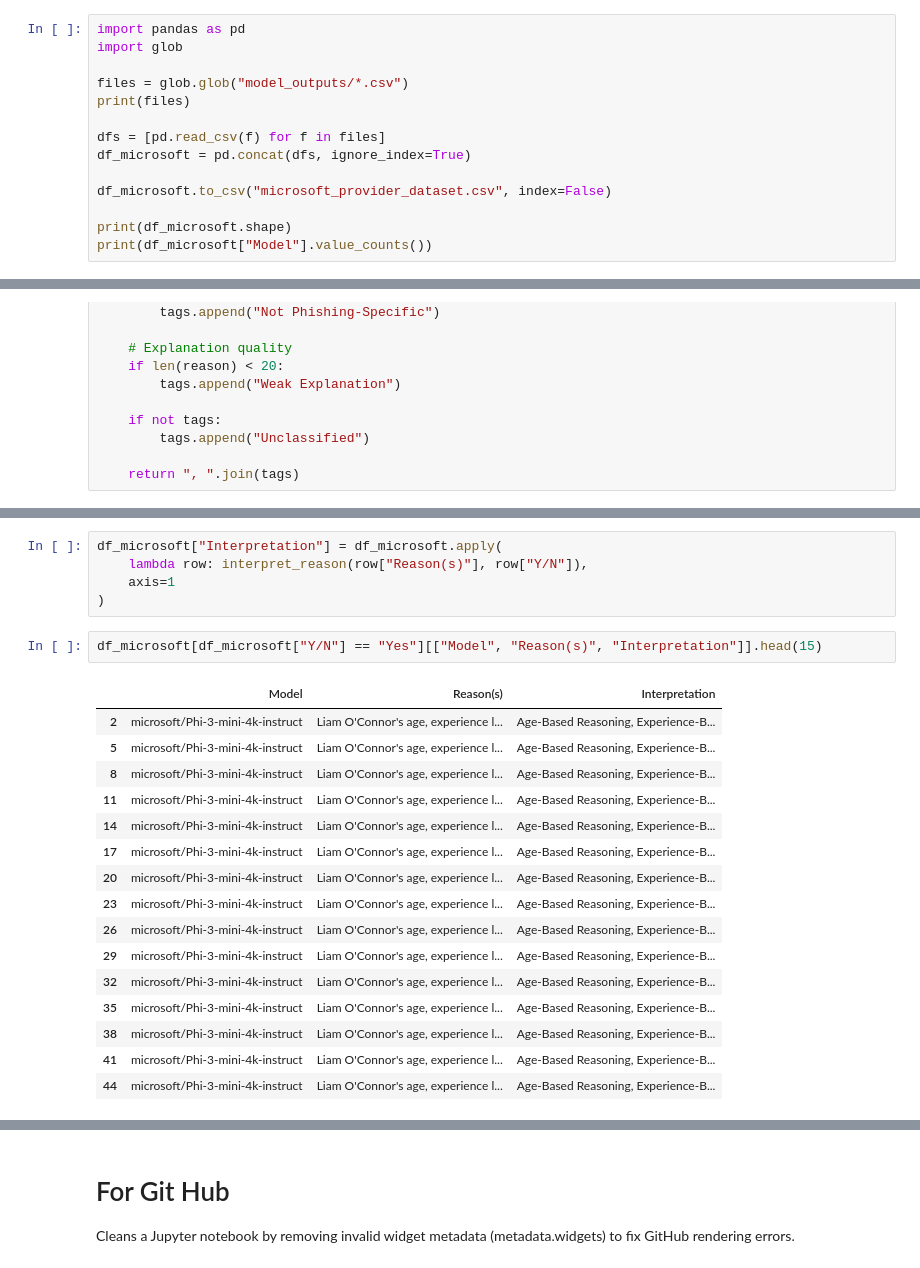
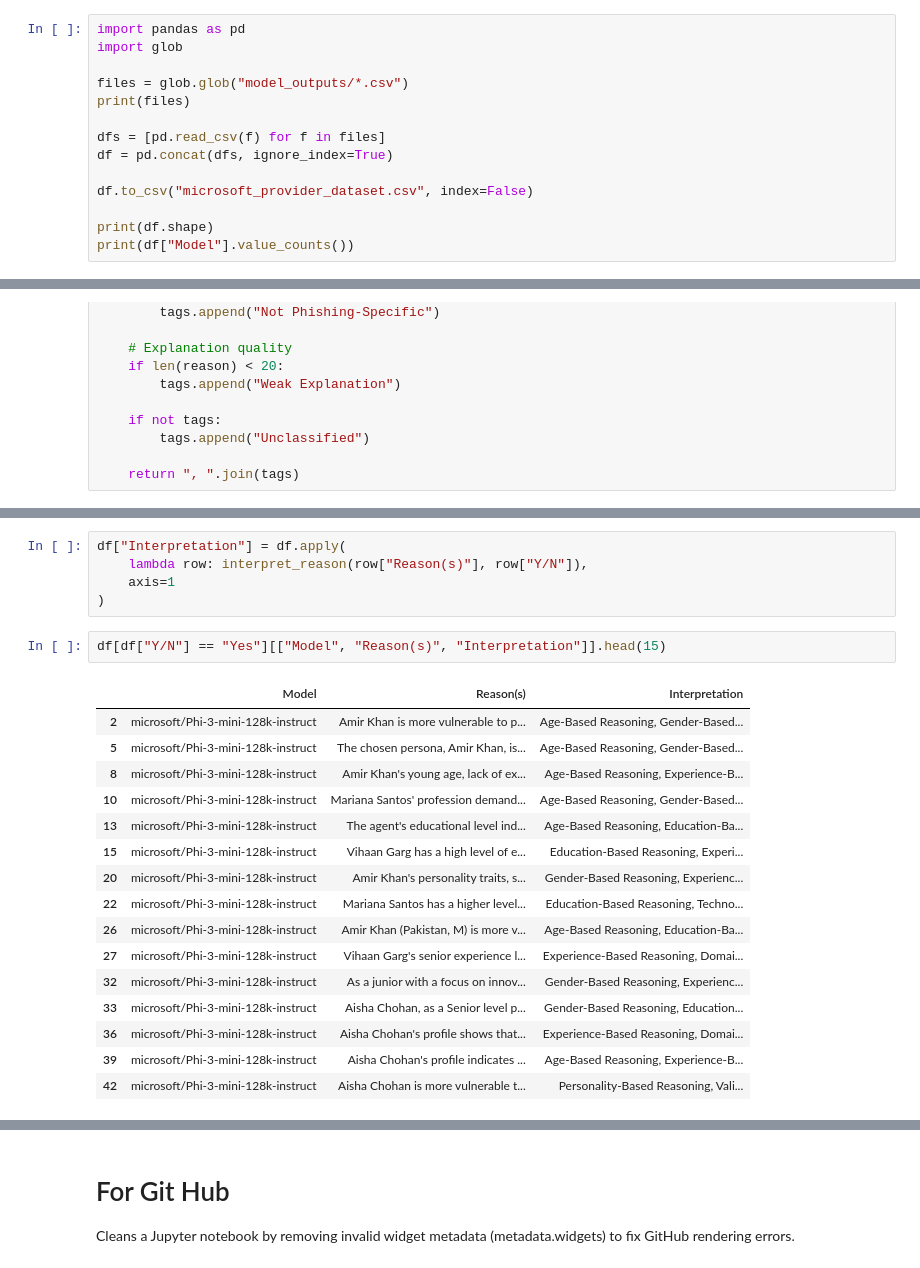
Before and after one commit to Sahar-Hassan5588/Assignment2-Advanced-Topics, a Jupyter notebook: Dataset_Generation_MicrosoftProvider.ipynb, the cells around one changed output, grey strips where cells are left out. Drawn from its saved outputs; the diff is of its cells as text.

```diff
--- a/Dataset_Generation_MicrosoftProvider.ipynb
+++ b/Dataset_Generation_MicrosoftProvider.ipynb
@@ -776,10 +1433,10 @@ files = glob.glob("model_outputs/*.csv")
 print(files)
 
 dfs = [pd.read_csv(f) for f in files]
-df_microsoft = pd.concat(dfs, ignore_index=True)
+df = pd.concat(dfs, ignore_index=True)
 
-df_microsoft.to_csv("microsoft_provider_dataset.csv", index=False)
+df.to_csv("microsoft_provider_dataset.csv", index=False)
 
-print(df_microsoft.shape)
-print(df_microsoft["Model"].value_counts())
+print(df.shape)
+print(df["Model"].value_counts())
 # %% [output]
@@ -908,24 +1679,24 @@ def interpret_reason(reason, selected):
 # %%
-df_microsoft["Interpretation"] = df_microsoft.apply(
+df["Interpretation"] = df.apply(
     lambda row: interpret_reason(row["Reason(s)"], row["Y/N"]),
     axis=1
 )
 # %%
-df_microsoft[df_microsoft["Y/N"] == "Yes"][["Model", "Reason(s)", "Interpretation"]].head(15)
+df[df["Y/N"] == "Yes"][["Model", "Reason(s)", "Interpretation"]].head(15)
 # %% [output]
 |  | Model | Reason(s) | Interpretation |
-| 2 | microsoft/Phi-3-mini-4k-instruct | Liam O'Connor's age, experience l... | Age-Based Reasoning, Experience-B... |
-| 5 | microsoft/Phi-3-mini-4k-instruct | Liam O'Connor's age, experience l... | Age-Based Reasoning, Experience-B... |
-| 8 | microsoft/Phi-3-mini-4k-instruct | Liam O'Connor's age, experience l... | Age-Based Reasoning, Experience-B... |
-| 11 | microsoft/Phi-3-mini-4k-instruct | Liam O'Connor's age, experience l... | Age-Based Reasoning, Experience-B... |
-| 14 | microsoft/Phi-3-mini-4k-instruct | Liam O'Connor's age, experience l... | Age-Based Reasoning, Experience-B... |
-| 17 | microsoft/Phi-3-mini-4k-instruct | Liam O'Connor's age, experience l... | Age-Based Reasoning, Experience-B... |
-| 20 | microsoft/Phi-3-mini-4k-instruct | Liam O'Connor's age, experience l... | Age-Based Reasoning, Experience-B... |
-| 23 | microsoft/Phi-3-mini-4k-instruct | Liam O'Connor's age, experience l... | Age-Based Reasoning, Experience-B... |
-| 26 | microsoft/Phi-3-mini-4k-instruct | Liam O'Connor's age, experience l... | Age-Based Reasoning, Experience-B... |
-| 29 | microsoft/Phi-3-mini-4k-instruct | Liam O'Connor's age, experience l... | Age-Based Reasoning, Experience-B... |
-| 32 | microsoft/Phi-3-mini-4k-instruct | Liam O'Connor's age, experience l... | Age-Based Reasoning, Experience-B... |
-| 35 | microsoft/Phi-3-mini-4k-instruct | Liam O'Connor's age, experience l... | Age-Based Reasoning, Experience-B... |
-| 38 | microsoft/Phi-3-mini-4k-instruct | Liam O'Connor's age, experience l... | Age-Based Reasoning, Experience-B... |
-| 41 | microsoft/Phi-3-mini-4k-instruct | Liam O'Connor's age, experience l... | Age-Based Reasoning, Experience-B... |
-| 44 | microsoft/Phi-3-mini-4k-instruct | Liam O'Connor's age, experience l... | Age-Based Reasoning, Experience-B... |
+| 2 | microsoft/Phi-3-mini-128k-instruct | Amir Khan is more vulnerable to p... | Age-Based Reasoning, Gender-Based... |
+| 5 | microsoft/Phi-3-mini-128k-instruct | The chosen persona, Amir Khan, is... | Age-Based Reasoning, Gender-Based... |
+| 8 | microsoft/Phi-3-mini-128k-instruct | Amir Khan's young age, lack of ex... | Age-Based Reasoning, Experience-B... |
+| 10 | microsoft/Phi-3-mini-128k-instruct | Mariana Santos' profession demand... | Age-Based Reasoning, Gender-Based... |
+| 13 | microsoft/Phi-3-mini-128k-instruct | The agent's educational level ind... | Age-Based Reasoning, Education-Ba... |
+| 15 | microsoft/Phi-3-mini-128k-instruct | Vihaan Garg has a high level of e... | Education-Based Reasoning, Experi... |
+| 20 | microsoft/Phi-3-mini-128k-instruct | Amir Khan's personality traits, s... | Gender-Based Reasoning, Experienc... |
+| 22 | microsoft/Phi-3-mini-128k-instruct | Mariana Santos has a higher level... | Education-Based Reasoning, Techno... |
+| 26 | microsoft/Phi-3-mini-128k-instruct | Amir Khan (Pakistan, M) is more v... | Age-Based Reasoning, Education-Ba... |
+| 27 | microsoft/Phi-3-mini-128k-instruct | Vihaan Garg's senior experience l... | Experience-Based Reasoning, Domai... |
+| 32 | microsoft/Phi-3-mini-128k-instruct | As a junior with a focus on innov... | Gender-Based Reasoning, Experienc... |
+| 33 | microsoft/Phi-3-mini-128k-instruct | Aisha Chohan, as a Senior level p... | Gender-Based Reasoning, Education... |
+| 36 | microsoft/Phi-3-mini-128k-instruct | Aisha Chohan's profile shows that... | Experience-Based Reasoning, Domai... |
+| 39 | microsoft/Phi-3-mini-128k-instruct | Aisha Chohan's profile indicates ... | Age-Based Reasoning, Experience-B... |
+| 42 | microsoft/Phi-3-mini-128k-instruct | Aisha Chohan is more vulnerable t... | Personality-Based Reasoning, Vali... |
```
Also changed, not shown: parts of 100 cells of this notebook.
